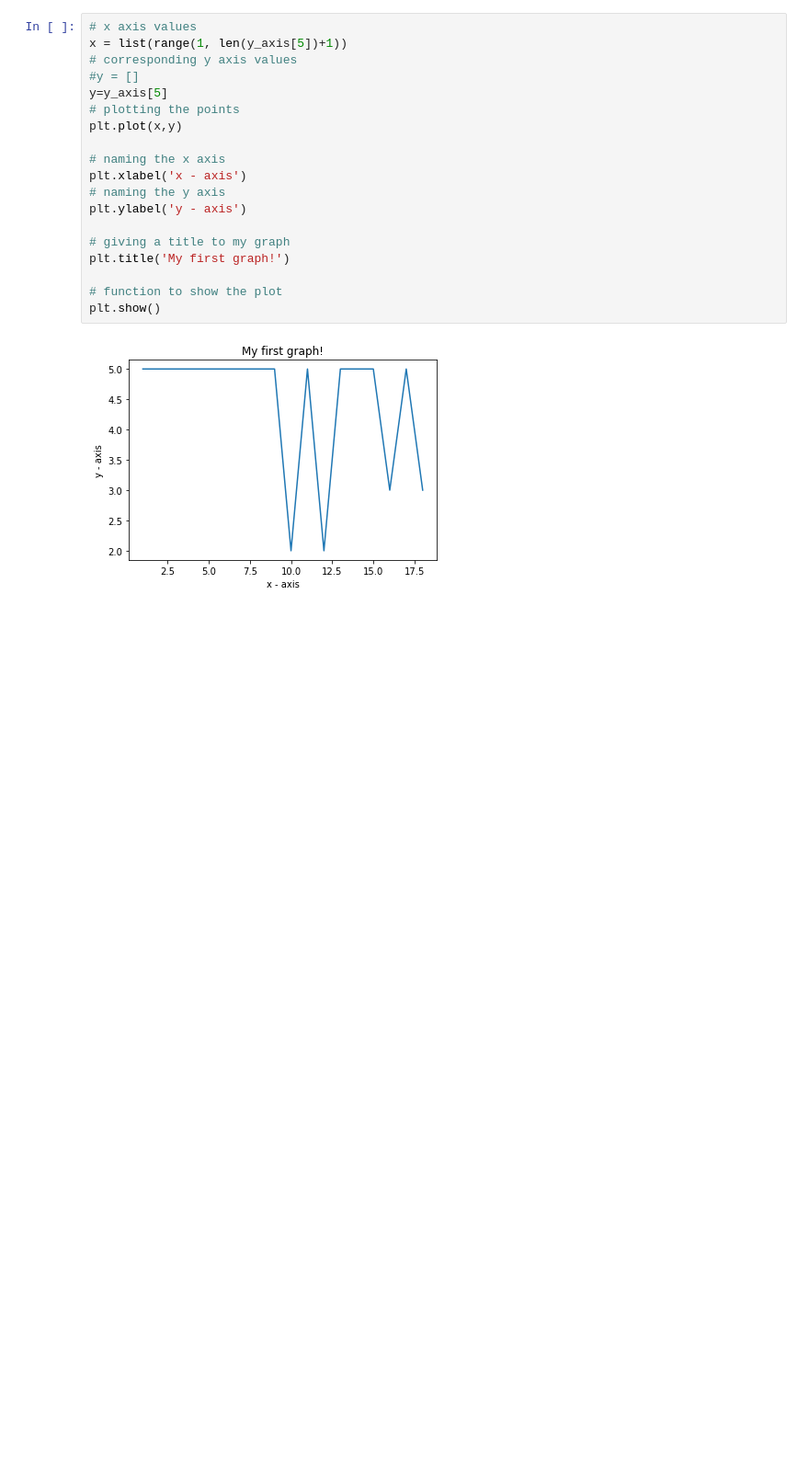
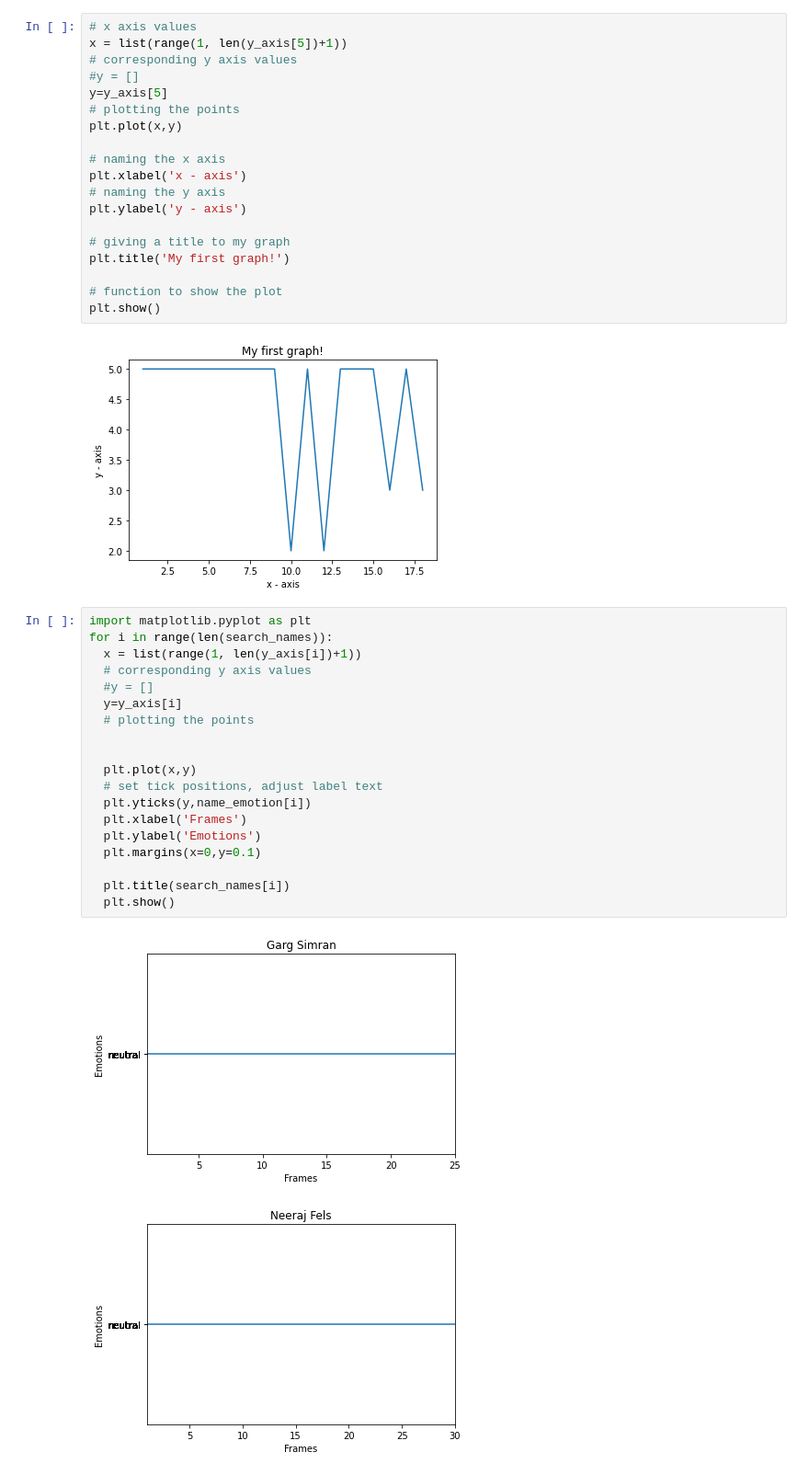
Before and after one commit to karanjayswal/Online-Class-Emotion, a Jupyter notebook: Text_to_CSV.ipynb, the cells around one changed output. Shown at 92% size. Saved outputs shown, nothing was run; the diff lists cells and outputs as text; blank space fills up the shorter version.

```diff
--- a/Text_to_CSV.ipynb
+++ b/Text_to_CSV.ipynb
@@ -308,3 +308,25 @@ plt.title('My first graph!')
 plt.show()
 # %% [output]
 [figure]
+# %%
+import matplotlib.pyplot as plt
+for i in range(len(search_names)):
+  x = list(range(1, len(y_axis[i])+1))
+  # corresponding y axis values
+  #y = []
+  y=y_axis[i]
+  # plotting the points
+
+
+  plt.plot(x,y)
+  # set tick positions, adjust label text
+  plt.yticks(y,name_emotion[i])
+  plt.xlabel('Frames')
+  plt.ylabel('Emotions')
+  plt.margins(x=0,y=0.1)
+
+  plt.title(search_names[i])
+  plt.show()
+# %% [output]
+[figure, added]
+[figure, added]
```
Also changed, not shown: parts of 2 cells of this notebook.
